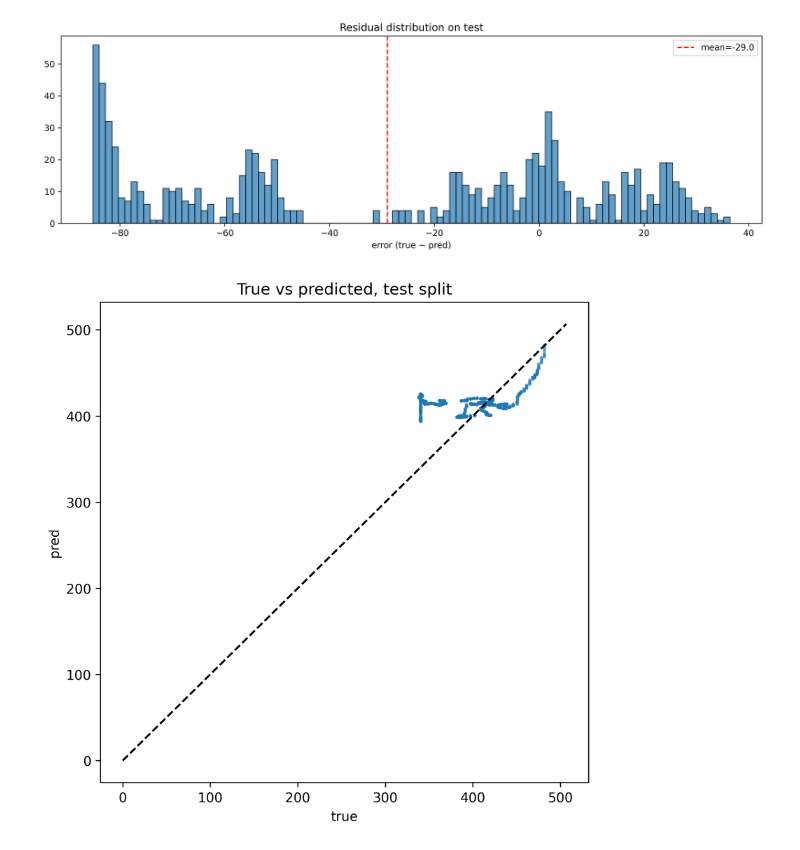
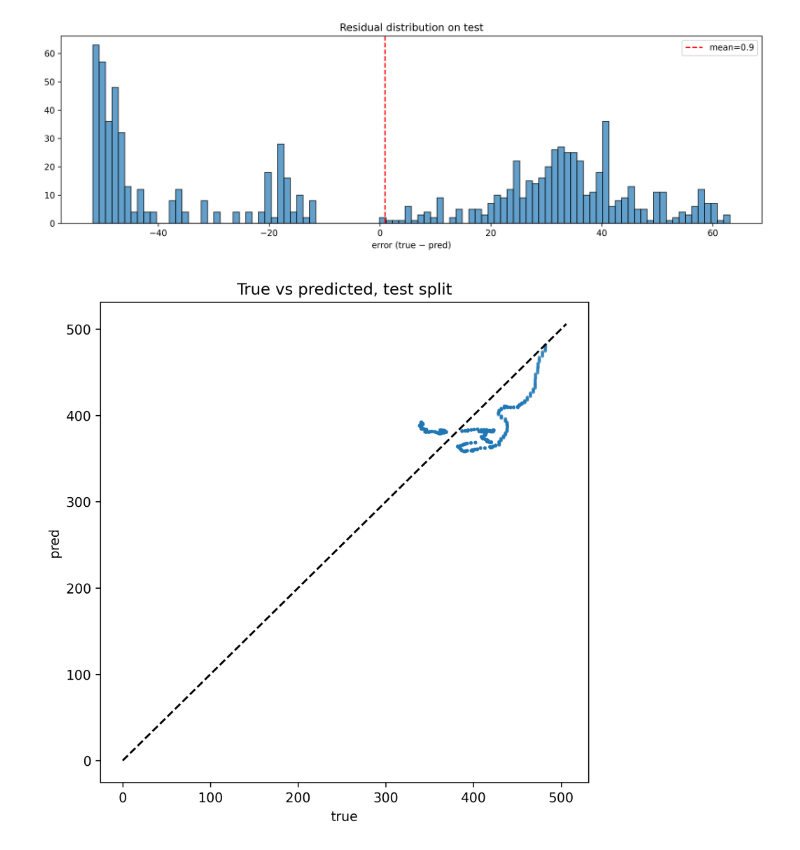
Before and after one commit to nikborovets/realtime_anomaly_analytics, a Jupyter notebook: catboost_recursive_cad_decomposition_avg.ipynb, the cells around one changed output. Cells and saved outputs as stored; diff of their text form; code cells hidden in the pictures.

Commit message:
add new models with local global trend

```diff
--- a/catboost_recursive_cad_decomposition_avg.ipynb
+++ b/catboost_recursive_cad_decomposition_avg.ipynb
@@ -126,7 +85,7 @@ logging.info("Прогноз готов!")
 # df_train_val = df.iloc[:-hold_out_size]
 # df_hold = df.iloc[-hold_out_size:]
 # # Разделяем данные
-df_train_val, df_train_val_val, df_hold = three_way_split(df, train_ratio=0.8, val_ratio=0.1)
+df_train_val, df_train_val_val, df_hold = three_way_split(df, train_ratio=0.8, val_ratio=0.19)
 
 logging.info(f"Размер полного датасета: {len(df)}")
 logging.info(f"Размер для обучения и CV: {len(df_train_val)}")
@@ -140,7 +99,7 @@ logging.info(f"Размер для hold-out теста: {len(df_hold)}")
 # %%
 # ── Кросс-валидация с TimeSeriesSplit ─────────────────────────────────
 n_splits = 5 # Количество фолдов для кросс-валидации
-tscv = TimeSeriesSplit(n_splits=n_splits, test_size=9000)
+tscv = TimeSeriesSplit(n_splits=n_splits, test_size=900)
 
 metrics_list = []
 logging.info(f"Запускаю кросс-валидацию на {n_splits} фолдах...")
@@ -157,7 +116,7 @@ for i, (train_index, val_index) in enumerate(tscv.split(df_for_cv)):
     # Модель для фолда
     model_fold = DecompositionImprovedTrendModel(
         horizon=len(df_val_fold), # Горизонт равен размеру валидационного сета
-        trend_model_type='local',
+        trend_model_type='global',
         trend_window_size=960,
         iterations=1000
     )
@@ -209,7 +168,7 @@ else:
 logging.info("\nНачинаю обучение финальной модели на всех данных train+val...")
 final_model = DecompositionImprovedTrendModel(
     horizon=len(df_hold), # Горизонт прогноза равен размеру hold-out
-    trend_model_type='local',
+    trend_model_type='global',
     trend_window_size=960,
     iterations=1000
 )
@@ -311,8 +277,9 @@ plt.hist(resid, bins=100, alpha=.7, edgecolor='black')
 plt.axvline(resid.mean(), color='r', linestyle='--', label=f"mean={resid.mean():.1f}")
 plt.title("Residual distribution on test")
 plt.xlabel("error (true − pred)")
-plt.legend(); plt.tight_layout(); plt.show()
-
+plt.legend(); plt.tight_layout();
+plt.savefig(f'plots/{model_name}/residual_distribution_{datetime.datetime.now().strftime("%Y%m%d_%H%M%S")}.png')
+plt.show()
 # ---------------------------------------------------
 # 2.5  true vs pred scatter
 # ---------------------------------------------------
@@ -322,5 +289,7 @@ lim = [0, max(y_true.max(), y_pred.max())*1.05]
 plt.plot(lim, lim, 'k--')
 plt.xlabel("true"); plt.ylabel("pred")
 plt.title("True vs predicted, test split")
-plt.tight_layout(); plt.show()
+plt.tight_layout();
+plt.savefig(f'plots/{model_name}/true_vs_pred_scatter_{datetime.datetime.now().strftime("%Y%m%d_%H%M%S")}.png')
+plt.show()
 # %% [output]
@@ -337,5 +306,5 @@ MAE by day:
-[figure, old version]
+[figure, new version]
-[figure, old version]
+[figure, new version]
 # %%
 model = final_model
 feat_names = model.model.feature_names_        # ← то, что CatBoost запомнил
```
Also changed, not shown: parts of 13 cells of this notebook, 34 other files.
